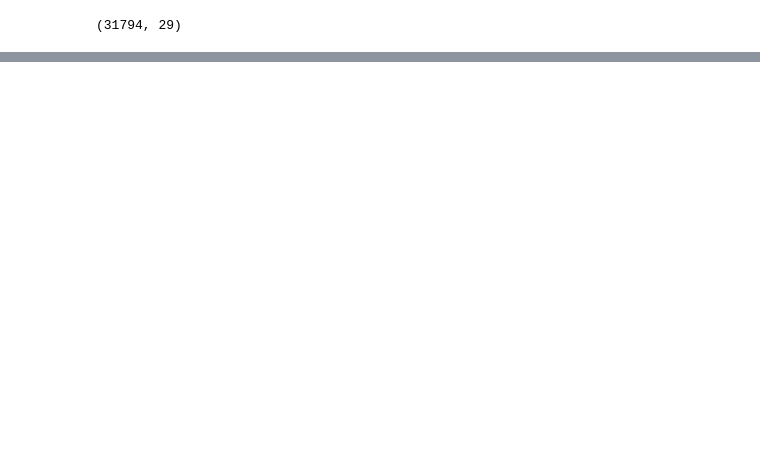
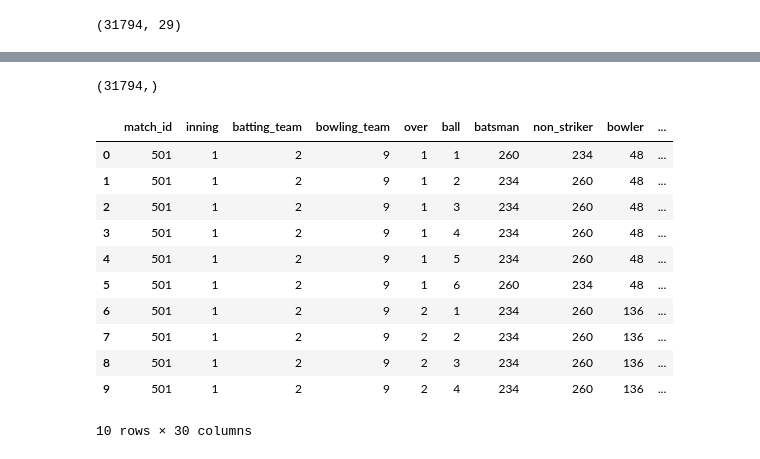
Before and after one commit to Byte7/Techgig-AI-Contest, a Jupyter notebook: TechGig_AI_Contest.ipynb, the cells around one changed output, grey strips where cells are left out. Saved outputs shown, nothing was run; the diff lists cells and outputs as text; code cells hidden in the pictures; blank space fills up the shorter version.

```diff
--- a/TechGig_AI_Contest.ipynb
+++ b/TechGig_AI_Contest.ipynb
@@ -415,0 +471,21 @@ print(count_pred)
+# %%
+test_data_predictions.shape
+# %% [output]
+(31794,)
+# %%
+new_test = TestDeliveries.join(TestMatches.set_index('match_id'), on='match_id')
+# %%
+new_test.head(10)
+# %% [output]
+|  | match_id | inning | batting_team | bowling_team | over | ball | batsman | non_striker | bowler | ... |
+| 0 | 501 | 1 | 2 | 9 | 1 | 1 | 260 | 234 | 48 | ... |
+| 1 | 501 | 1 | 2 | 9 | 1 | 2 | 234 | 260 | 48 | ... |
+| 2 | 501 | 1 | 2 | 9 | 1 | 3 | 234 | 260 | 48 | ... |
+| 3 | 501 | 1 | 2 | 9 | 1 | 4 | 234 | 260 | 48 | ... |
+| 4 | 501 | 1 | 2 | 9 | 1 | 5 | 234 | 260 | 48 | ... |
+| 5 | 501 | 1 | 2 | 9 | 1 | 6 | 260 | 234 | 48 | ... |
+| 6 | 501 | 1 | 2 | 9 | 2 | 1 | 234 | 260 | 136 | ... |
+| 7 | 501 | 1 | 2 | 9 | 2 | 2 | 234 | 260 | 136 | ... |
+| 8 | 501 | 1 | 2 | 9 | 2 | 3 | 234 | 260 | 136 | ... |
+| 9 | 501 | 1 | 2 | 9 | 2 | 4 | 234 | 260 | 136 | ... |
+10 rows × 30 columns
```
Also changed, not shown: parts of 60 cells of this notebook, 1 other file.
